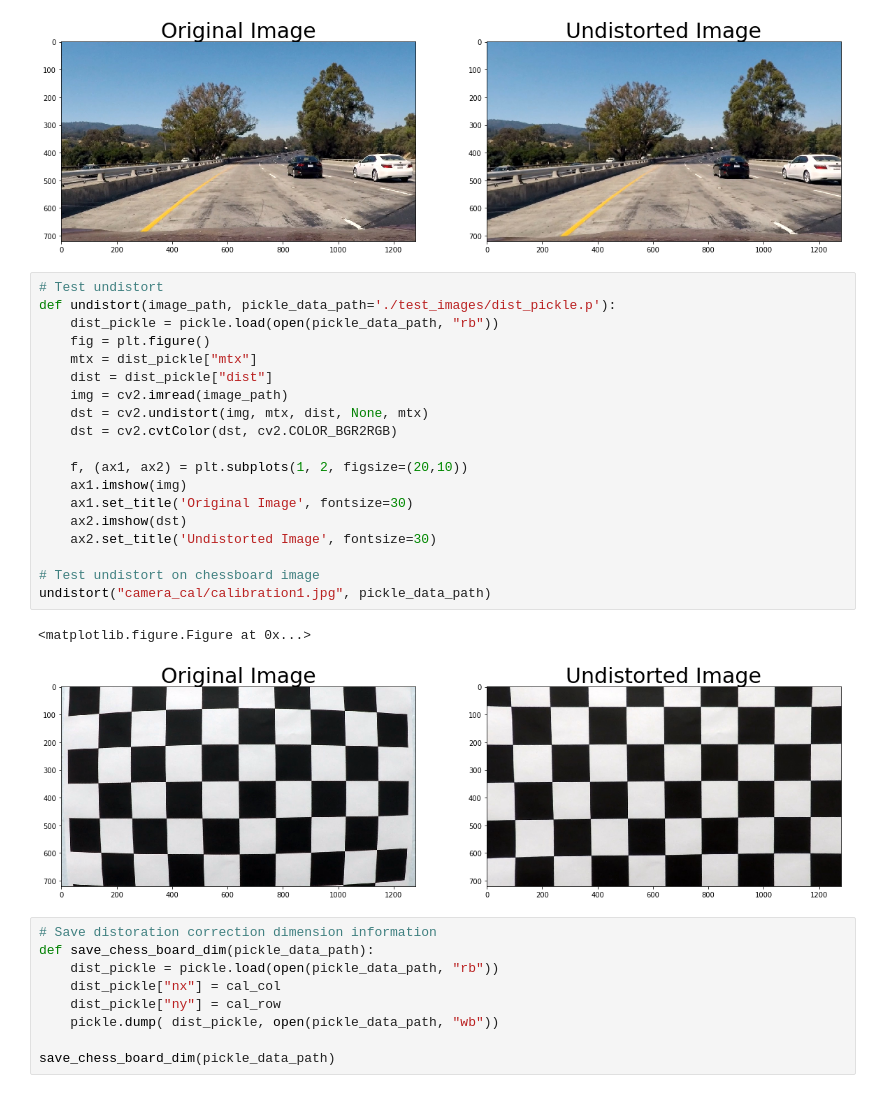
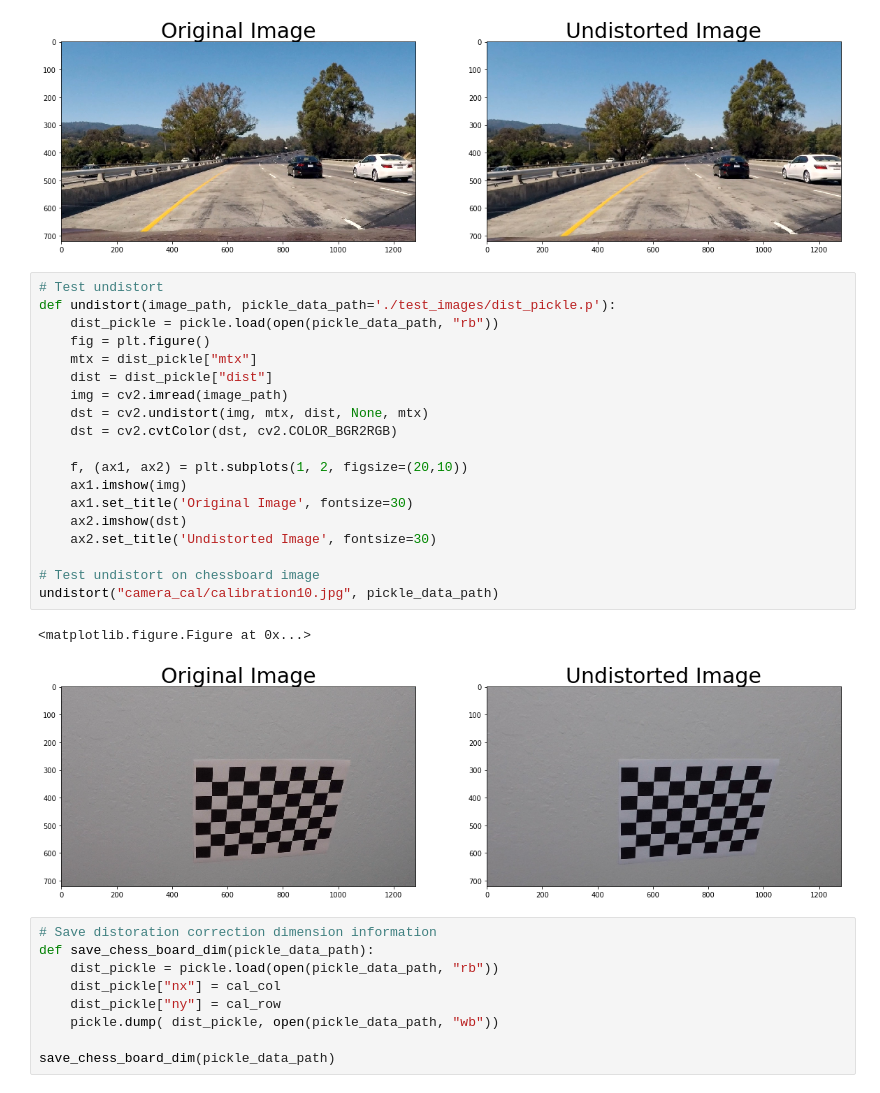
Before and after one commit to IanBoyanZhang/CarND-Advanced-Lane-Lines, a Jupyter notebook: camera_calibration.ipynb, the cells around one changed output. Cells and saved outputs as stored; diff of their text form.

```diff
--- a/camera_calibration.ipynb
+++ b/camera_calibration.ipynb
@@ -122,25 +122,25 @@ image_calibration(input_image_paths[0], output_image_paths[0], pickle_data_path)
 # %%
 # Test undistort
 def undistort(image_path, pickle_data_path='./test_images/dist_pickle.p'):
     dist_pickle = pickle.load(open(pickle_data_path, "rb"))
     fig = plt.figure()
     mtx = dist_pickle["mtx"]
     dist = dist_pickle["dist"]
     img = cv2.imread(image_path)
     dst = cv2.undistort(img, mtx, dist, None, mtx)
     dst = cv2.cvtColor(dst, cv2.COLOR_BGR2RGB)
 
     f, (ax1, ax2) = plt.subplots(1, 2, figsize=(20,10))
     ax1.imshow(img)
     ax1.set_title('Original Image', fontsize=30)
     ax2.imshow(dst)
     ax2.set_title('Undistorted Image', fontsize=30)
 
 # Test undistort on chessboard image
-undistort("camera_cal/calibration1.jpg", pickle_data_path)
+undistort("camera_cal/calibration10.jpg", pickle_data_path)
 # %% [output]
 <matplotlib.figure.Figure at 0x...>
-[figure, old version]
+[figure, new version]
 # %%
 # Save distoration correction dimension information
 def save_chess_board_dim(pickle_data_path):
```
Also changed, not shown: parts of 1 cell of this notebook, 1 other file.
